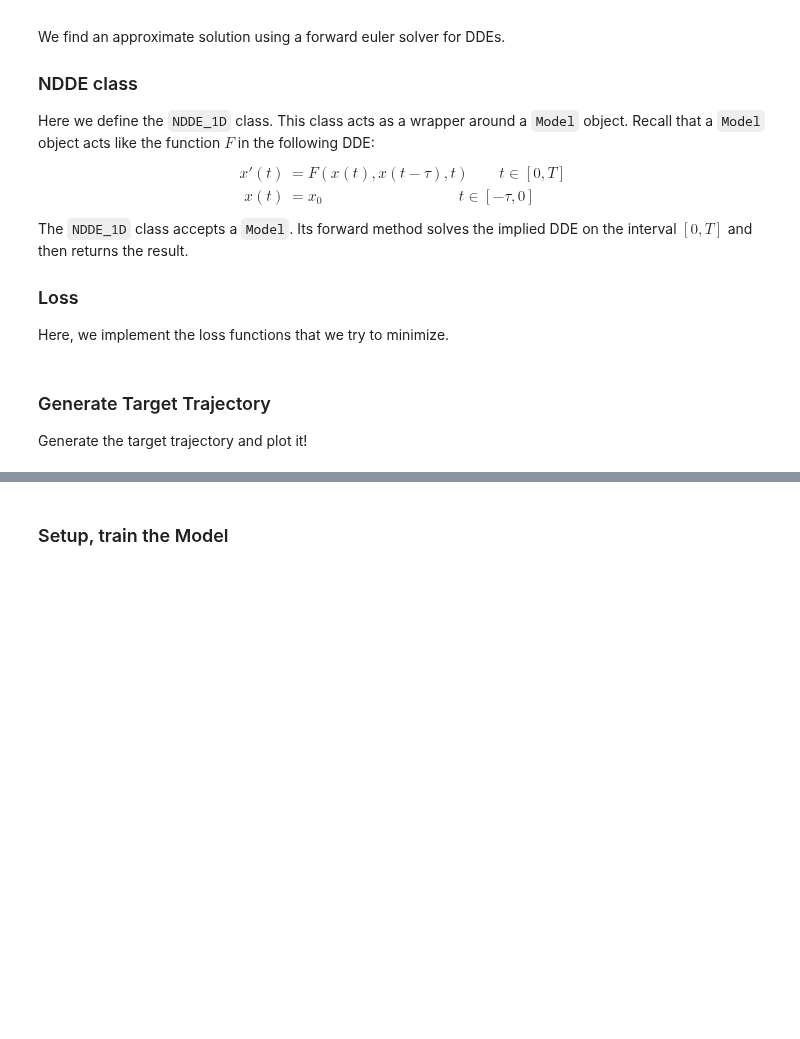
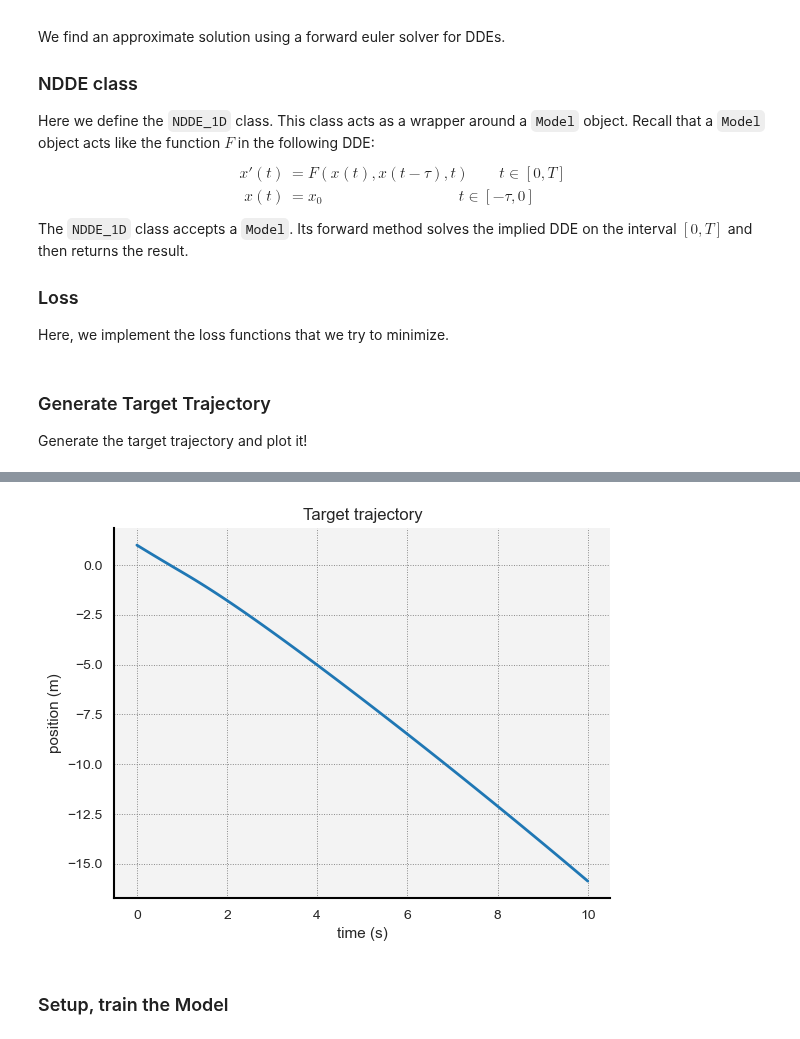
Before and after one commit to punkduckable/NDDE, a Jupyter notebook: NDDE.ipynb, the cells around one changed output, grey strips where cells are left out. Saved outputs shown, nothing was run; the diff lists cells and outputs as text; code cells hidden in the pictures; blank space fills up the shorter version.

```diff
--- a/NDDE.ipynb
+++ b/NDDE.ipynb
@@ -101,3 +101,22 @@ plt.title("Target trajectory");
+# %%
+from Model import Neural;
+
+Widths = [5, 5, 5, 2];
+F_NN    = Neural(Widths);
+a_NN    = torch.tensor([1.0, -1.0]);
+b_NN    = torch.tensor([1.0,  1.0]);
+X0_NN   = X0_Model(a = a_NN, b = b_NN);
+
+x_Mod, t_Mod = DDE_Solver(F = F_NN, X0 = X0_NN, tau = tau_Target, T = T_Target);
+
+# Finally, lets plot the target trajectory.
+seaborn.lineplot(x = t_Mod, y = x_Mod[0, :].reshape(-1).detach().numpy());
+seaborn.despine();
+plt.xlabel("time (s)");
+plt.ylabel("position (m)");
+plt.title("Target trajectory");
+# %% [output]
+[figure, added]
 # %% [markdown]
 ### Setup, train the Model
 # %%
```
Also changed, not shown: parts of 6 cells of this notebook, 4 other files.
